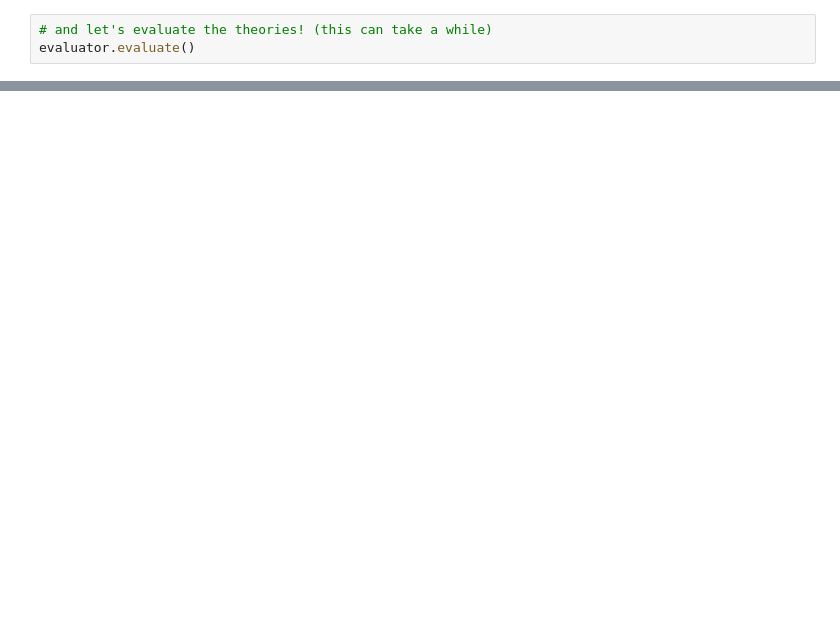
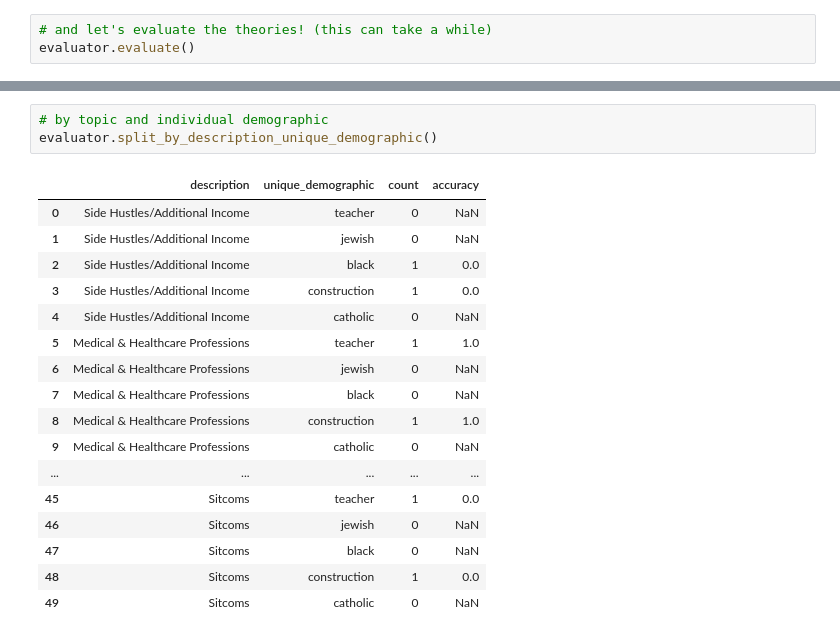
Before and after one commit to eyloncaplan/splits, a Jupyter notebook: tutorial.ipynb, the cells around one changed output, grey strips where cells are left out. Cells and saved outputs as stored; diff of their text form; blank space fills up the shorter version.

```diff
--- a/tutorial.ipynb
+++ b/tutorial.ipynb
@@ -74,0 +129,21 @@ evaluator.evaluate()
+# %%
+# by topic and individual demographic
+evaluator.split_by_description_unique_demographic()
+# %% [output]
+|  | description | unique_demographic | count | accuracy |
+| 0 | Side Hustles/Additional Income | teacher | 0 | NaN |
+| 1 | Side Hustles/Additional Income | jewish | 0 | NaN |
+| 2 | Side Hustles/Additional Income | black | 1 | 0.0 |
+| 3 | Side Hustles/Additional Income | construction | 1 | 0.0 |
+| 4 | Side Hustles/Additional Income | catholic | 0 | NaN |
+| 5 | Medical & Healthcare Professions | teacher | 1 | 1.0 |
+| 6 | Medical & Healthcare Professions | jewish | 0 | NaN |
+| 7 | Medical & Healthcare Professions | black | 0 | NaN |
+| 8 | Medical & Healthcare Professions | construction | 1 | 1.0 |
+| 9 | Medical & Healthcare Professions | catholic | 0 | NaN |
+| ... | ... | ... | ... | ... |
+| 45 | Sitcoms | teacher | 1 | 0.0 |
+| 46 | Sitcoms | jewish | 0 | NaN |
+| 47 | Sitcoms | black | 0 | NaN |
+| 48 | Sitcoms | construction | 1 | 0.0 |
+| 49 | Sitcoms | catholic | 0 | NaN |
```
Also changed, not shown: parts of 12 cells of this notebook, 2 other files.
